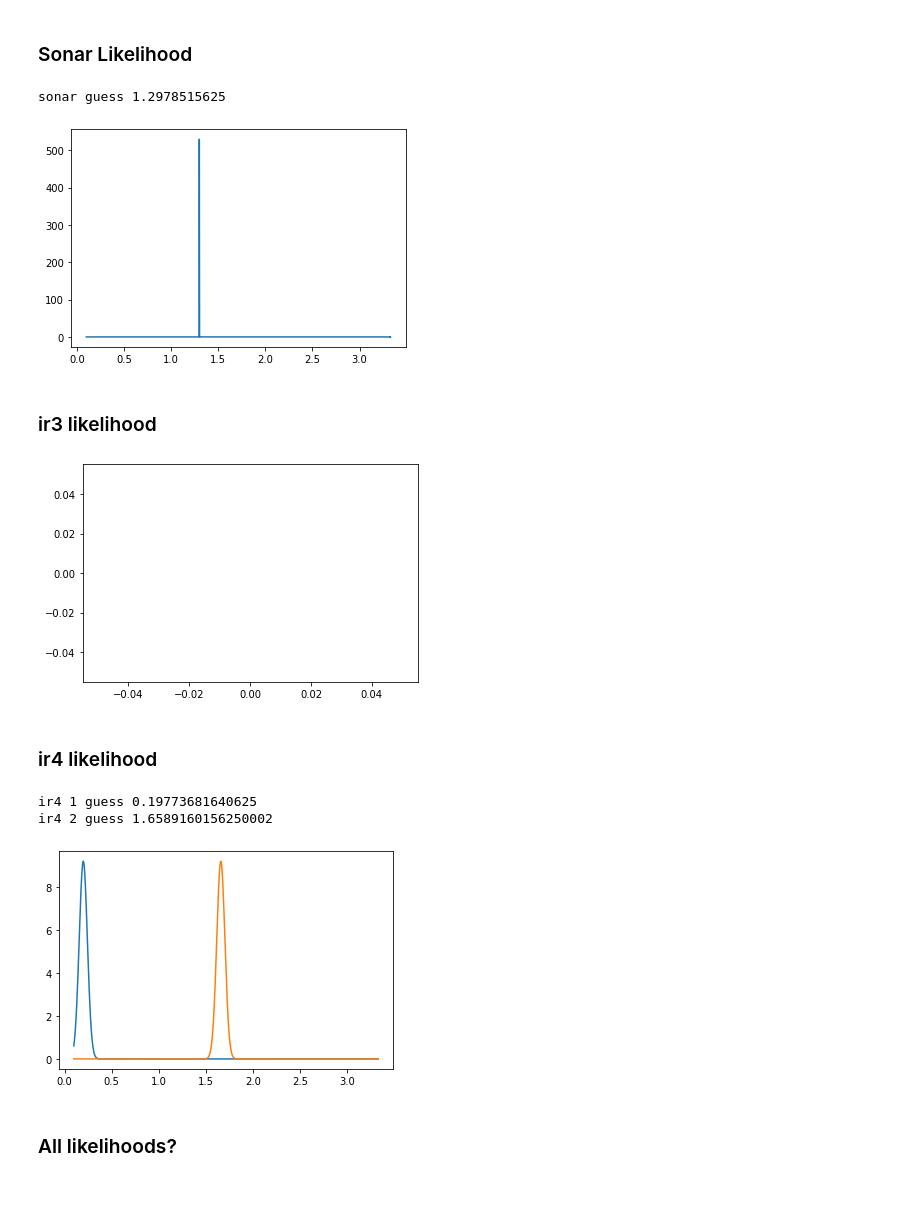
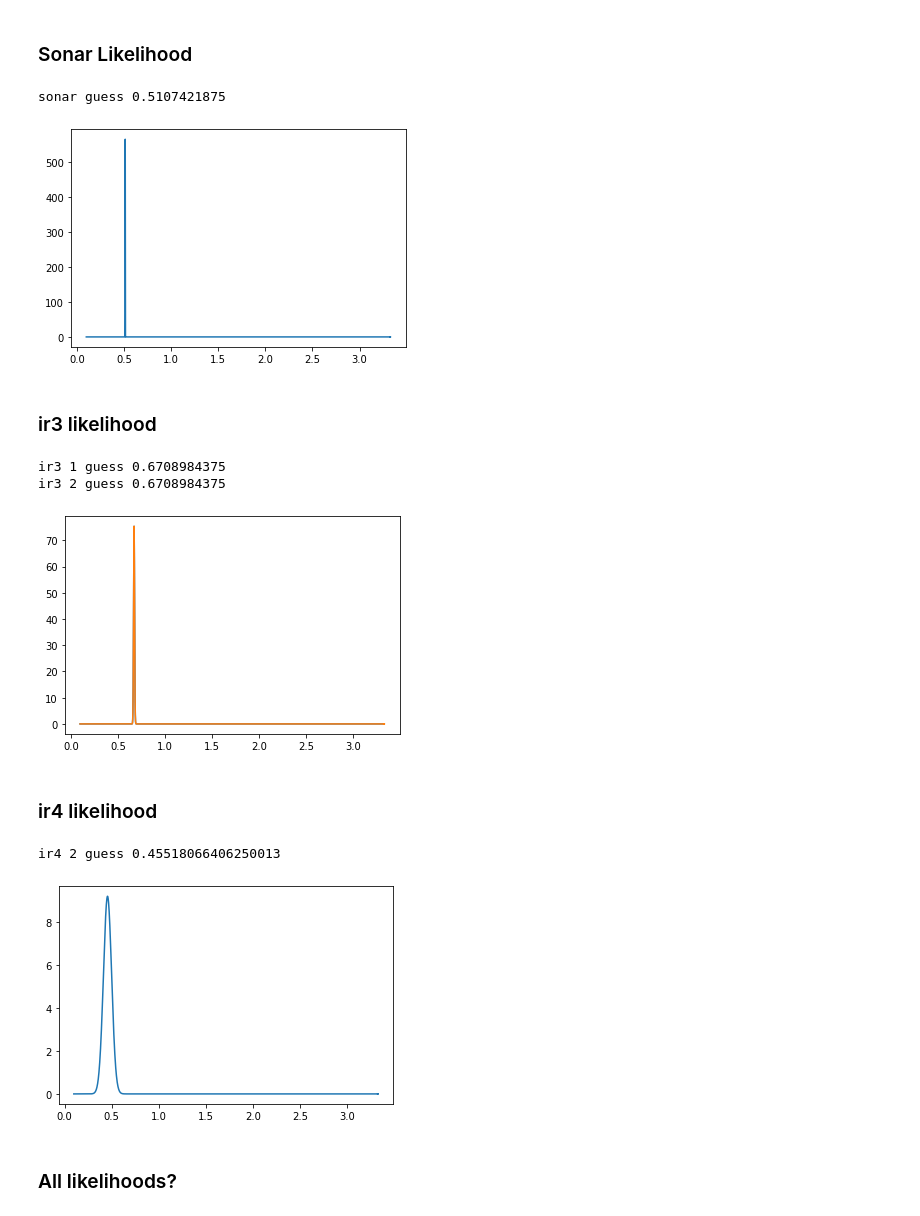
Before and after one commit to Laserbean/ENMT482_Ass1, a Jupyter notebook: Assignment1.ipynb, the cells around one changed output. Saved outputs shown, nothing was run; the diff lists cells and outputs as text; code cells hidden in the pictures.

```diff
--- a/Assignment1.ipynb
+++ b/Assignment1.ipynb
@@ -111,8 +120,11 @@ from scipy.optimize import curve_fit
 # yLS = yLS[40:]
 # time2 =  time[40:]
 
-y = raw_ir3
+data1 = np.loadtxt('calibration.csv', delimiter=',', skiprows=1, usecols = (2,6))
+range__, raw_ir3_= data1.T
 
+y = raw_ir3_
+rang = range__
 
 h_ir3_model = lambda x, a0, a1, b, c: a0/(x +a1)  + b + c*(x)
 
@@ -139,3 +151,9 @@ xaxis_ir3, mean_x_ir3, var_x_ir3 = VarError(range_, error, xstep=0.5)
 
 
 title = 'Infrared 3'
+
+cur_h = h_ir3
+
+del range__
+del raw_ir3_
+del data1
@@ -551,10 +585,12 @@ x_region = range_#[t-500: t+500]
 print(f"true range {range_[t]}")
 # %% [output]
 true range 1.500302805671469
+# %%
+fish = 500
 # %% [markdown]
 ### Sonar Likelihood
 # %%
-g1, val= invertH(h_sn1, sonar1[t])
+g1, val= invertH(h_sn1, sonar1[fish])
 L_sn1 = N(x_region, g1,  err_var_sn1)#err_var_sn1
 sonarPlot = plt.plot(x_region, L_sn1)
 
@@ -562,35 +598,37 @@ sonarPlot = plt.plot(x_region, L_sn1)
 print(f"sonar guess {g1}")
 # print(f"area = {np.trapz(L_sn1, x_region, dx = 0.02)}")
 # %% [output]
-sonar guess 1.2978515625
+sonar guess 0.5107421875
-[figure, old version]
+[figure, new version]
 # %% [markdown]
 ### ir3 likelihood
 # %%
 # print(f"\n {raw_ir3[t]}\n")
-g1ir3, g2ir3 = ambInvertH(h_ir3, raw_ir3[t], mid=1)
+g1ir3, g2ir3 = ambInvertH(h_ir3, raw_ir3[fish], mid=1)
 if (not g1ir3 == None):
     # ind = findIndex(g1ir3, xaxis_ir3)
     L_1ir3 = N(x_region ,g1ir3, err_var_ir3) #  var_x_ir3[ind]
     print(f"ir3 1 guess {g1ir3}")
     ir31Plot = plt.plot(x_region, L_1ir3)
 else:
     ir31Plot = plt.plot()
 
 if (not g2ir3 == None):
     # ind = findIndex(g2ir3, xaxis_ir3)
     L_2ir3 = N(x_region, g2ir3, err_var_ir3) #var_x_ir3[ind]
     print(f"ir3 2 guess {g2ir3}")
     ir32Plot = plt.plot(x_region, L_2ir3)
 else:
     ir32Plot = plt.plot()
 # %% [output]
+ir3 1 guess 0.6708984375
+ir3 2 guess 0.6708984375
-[figure, old version]
+[figure, new version]
 # %% [markdown]
 ### ir4 likelihood
 # %%
 
-g1ir4, g2ir4 = ambInvertH(h_ir4, raw_ir4[t], mid=0.44)
+g1ir4, g2ir4 = ambInvertH(h_ir4, raw_ir4[fish], mid=0.44)
 if (not g1ir4 == None):
     # ind = findIndex(g1ir4, xaxis_ir4)
     L_1ir4 = N(x_region ,g1ir4, err_var_ir4)# var_x_ir4[ind]
@@ -607,9 +645,8 @@ if (not g2ir4 == None):
 else:
     ir42Plot = plt.plot()
 # %% [output]
-ir4 1 guess 0.19773681640625
-ir4 2 guess 1.6589160156250002
+ir4 2 guess 0.45518066406250013
-[figure, old version]
+[figure, new version]
 # %% [markdown]
 ### All likelihoods?
 # %%
```
Also changed, not shown: parts of 18 cells of this notebook.
